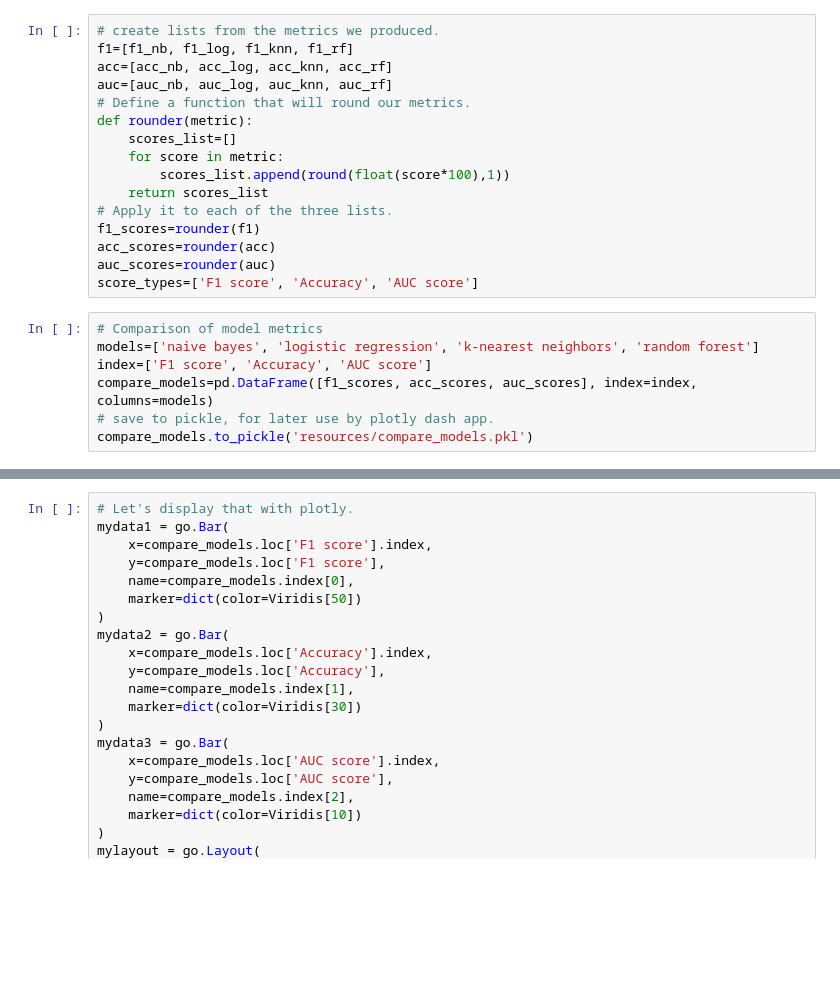
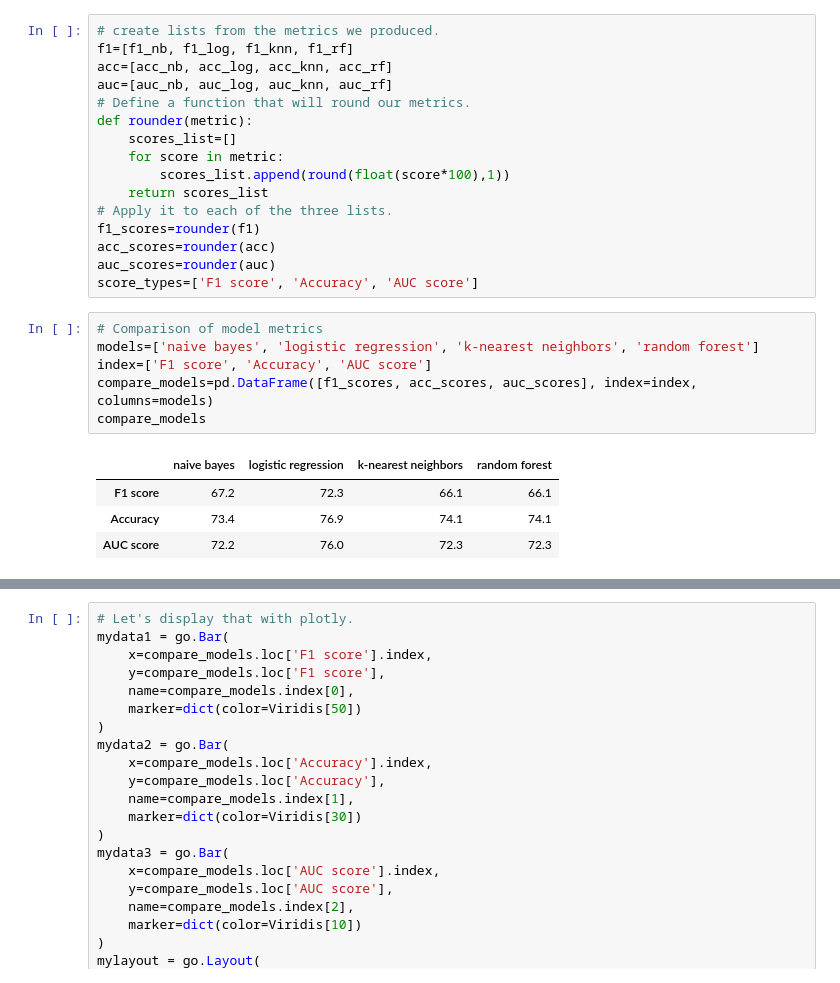
Before and after one commit to austinlasseter/titanic_classifier, a Jupyter notebook: titanic-eda.ipynb, the cells around one changed output, grey strips where cells are left out. Saved outputs shown, nothing was run; the diff lists cells and outputs as text; blank space fills up the shorter version.

Commit message:
removed pickle from pandas

```diff
--- a/titanic-eda.ipynb
+++ b/titanic-eda.ipynb
@@ -298,7 +298,11 @@ score_types=['F1 score', 'Accuracy', 'AUC score']
 # %%
 # Comparison of model metrics
 models=['naive bayes', 'logistic regression', 'k-nearest neighbors', 'random forest']
 index=['F1 score', 'Accuracy', 'AUC score']
 compare_models=pd.DataFrame([f1_scores, acc_scores, auc_scores], index=index, columns=models)
-# save to pickle, for later use by plotly dash app.
-compare_models.to_pickle('resources/compare_models.pkl')
+compare_models
+# %% [output]
+|  | naive bayes | logistic regression | k-nearest neighbors | random forest |
+| F1 score | 67.2 | 72.3 | 66.1 | 66.1 |
+| Accuracy | 73.4 | 76.9 | 74.1 | 74.1 |
+| AUC score | 72.2 | 76.0 | 72.3 | 72.3 |
```
Also changed, not shown: parts of 3 cells of this notebook, 3 other files.
